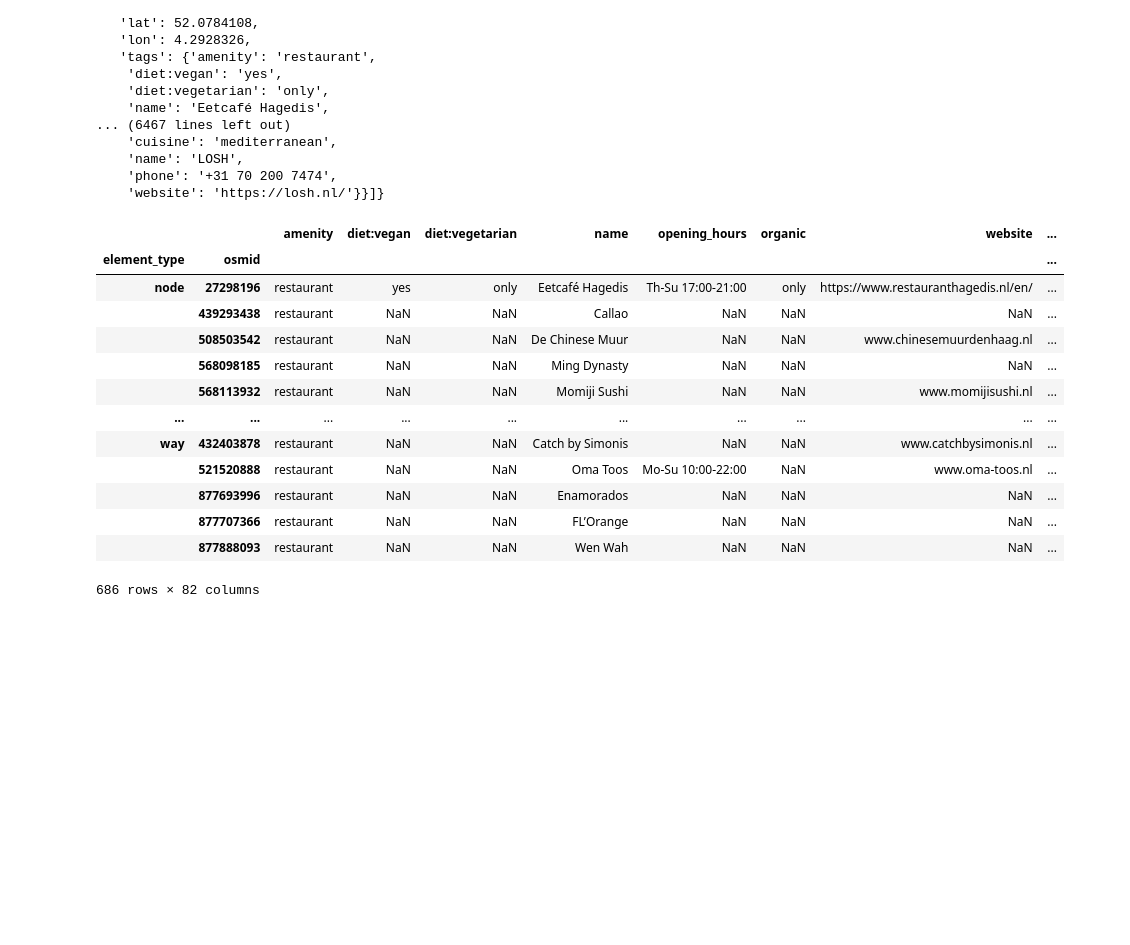
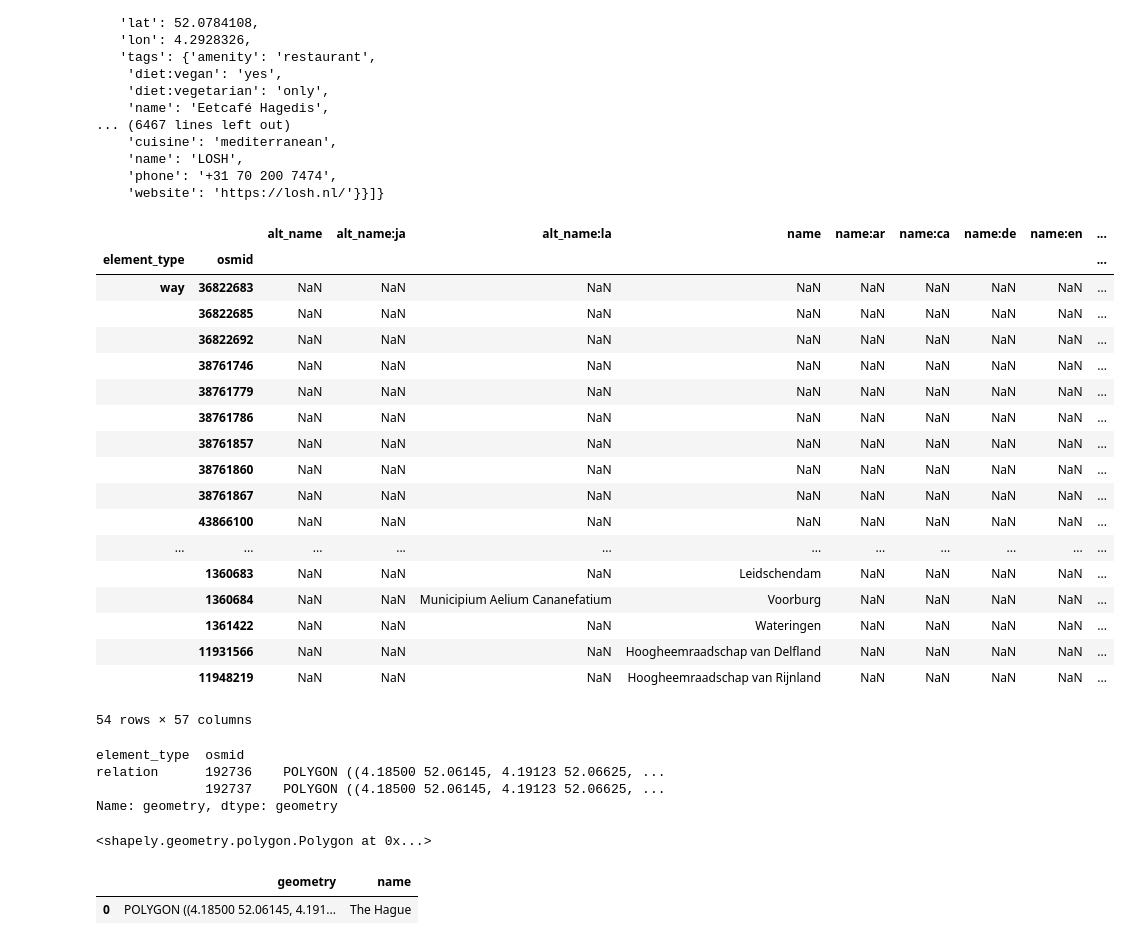
Before and after one commit to PiotrZakrzewski/exploring-overpass, a Jupyter notebook: Overpass.ipynb, the cells around one changed output. Drawn from its saved outputs; the diff is of its cells as text; code cells hidden in the pictures; blank space fills up the shorter version.

```diff
--- a/Overpass.ipynb
+++ b/Overpass.ipynb
@@ -43,22 +43,27 @@ with open("den_haag_horeca.csv", "w") as outfile:
 # %%
 import osmnx as ox
 place = "'S Gravenhage', Zuid Holland"
-tags = {"amenity": "restaurant"}
+tags = {"boundary": "administrative"}
 ox.geometries_from_place(place, tags)
 # %% [output]
-|  |  | amenity | diet:vegan | diet:vegetarian | name | opening_hours | organic | website | ... |
-| element_type | osmid |  |  |  |  |  |  |  | ... |
-| node | 27298196 | restaurant | yes | only | Eetcafé Hagedis | Th-Su 17:00-21:00 | only | https://www.restauranthagedis.nl/en/ | ... |
-|  | 439293438 | restaurant | NaN | NaN | Callao | NaN | NaN | NaN | ... |
-|  | 508503542 | restaurant | NaN | NaN | De Chinese Muur | NaN | NaN | www.chinesemuurdenhaag.nl | ... |
-|  | 568098185 | restaurant | NaN | NaN | Ming Dynasty | NaN | NaN | NaN | ... |
-|  | 568113932 | restaurant | NaN | NaN | Momiji Sushi | NaN | NaN | www.momijisushi.nl | ... |
-| ... | ... | ... | ... | ... | ... | ... | ... | ... | ... |
-| way | 432403878 | restaurant | NaN | NaN | Catch by Simonis | NaN | NaN | www.catchbysimonis.nl | ... |
-|  | 521520888 | restaurant | NaN | NaN | Oma Toos | Mo-Su 10:00-22:00 | NaN | www.oma-toos.nl | ... |
-|  | 877693996 | restaurant | NaN | NaN | Enamorados | NaN | NaN | NaN | ... |
-|  | 877707366 | restaurant | NaN | NaN | FL’Orange | NaN | NaN | NaN | ... |
-|  | 877888093 | restaurant | NaN | NaN | Wen Wah | NaN | NaN | NaN | ... |
+|  |  | alt_name | alt_name:ja | alt_name:la | name | name:ar | name:ca | name:de | name:en | ... |
+| element_type | osmid |  |  |  |  |  |  |  |  | ... |
+| way | 36822683 | NaN | NaN | NaN | NaN | NaN | NaN | NaN | NaN | ... |
+|  | 36822685 | NaN | NaN | NaN | NaN | NaN | NaN | NaN | NaN | ... |
+|  | 36822692 | NaN | NaN | NaN | NaN | NaN | NaN | NaN | NaN | ... |
+|  | 38761746 | NaN | NaN | NaN | NaN | NaN | NaN | NaN | NaN | ... |
+|  | 38761779 | NaN | NaN | NaN | NaN | NaN | NaN | NaN | NaN | ... |
+|  | 38761786 | NaN | NaN | NaN | NaN | NaN | NaN | NaN | NaN | ... |
+|  | 38761857 | NaN | NaN | NaN | NaN | NaN | NaN | NaN | NaN | ... |
+|  | 38761860 | NaN | NaN | NaN | NaN | NaN | NaN | NaN | NaN | ... |
+|  | 38761867 | NaN | NaN | NaN | NaN | NaN | NaN | NaN | NaN | ... |
+|  | 43866100 | NaN | NaN | NaN | NaN | NaN | NaN | NaN | NaN | ... |
+| ... | ... | ... | ... | ... | ... | ... | ... | ... | ... | ... |
+|  | 1360683 | NaN | NaN | NaN | Leidschendam | NaN | NaN | NaN | NaN | ... |
+|  | 1360684 | NaN | NaN | Municipium Aelium Cananefatium | Voorburg | NaN | NaN | NaN | NaN | ... |
+|  | 1361422 | NaN | NaN | NaN | Wateringen | NaN | NaN | NaN | NaN | ... |
+|  | 11931566 | NaN | NaN | NaN | Hoogheemraadschap van Delfland | NaN | NaN | NaN | NaN | ... |
+|  | 11948219 | NaN | NaN | NaN | Hoogheemraadschap van Rijnland | NaN | NaN | NaN | NaN | ... |
-686 rows × 82 columns
+54 rows × 57 columns
 # %%
 df = _
@@ -66,0 +72,7 @@ df.to_csv("den_haag_horeca_osmnx.csv")
+# %%
+den_haag_borders
+# %% [output]
+element_type  osmid
+relation      192736    POLYGON ((4.18500 52.06145, 4.19123 52.06625, ...
+              192737    POLYGON ((4.18500 52.06145, 4.19123 52.06625, ...
+Name: geometry, dtype: geometry
@@ -66,0 +81,4 @@ df.to_csv("den_haag_horeca_osmnx.csv")
+# %%
+den_haag_borders
+# %% [output]
+<shapely.geometry.polygon.Polygon at 0x...>
@@ -66,0 +92,5 @@ df.to_csv("den_haag_horeca_osmnx.csv")
+# %%
+gdf
+# %% [output]
+|  | geometry | name |
+| 0 | POLYGON ((4.18500 52.06145, 4.191... | The Hague |
```
Also changed, not shown: parts of 10 cells of this notebook, 2 other files.
